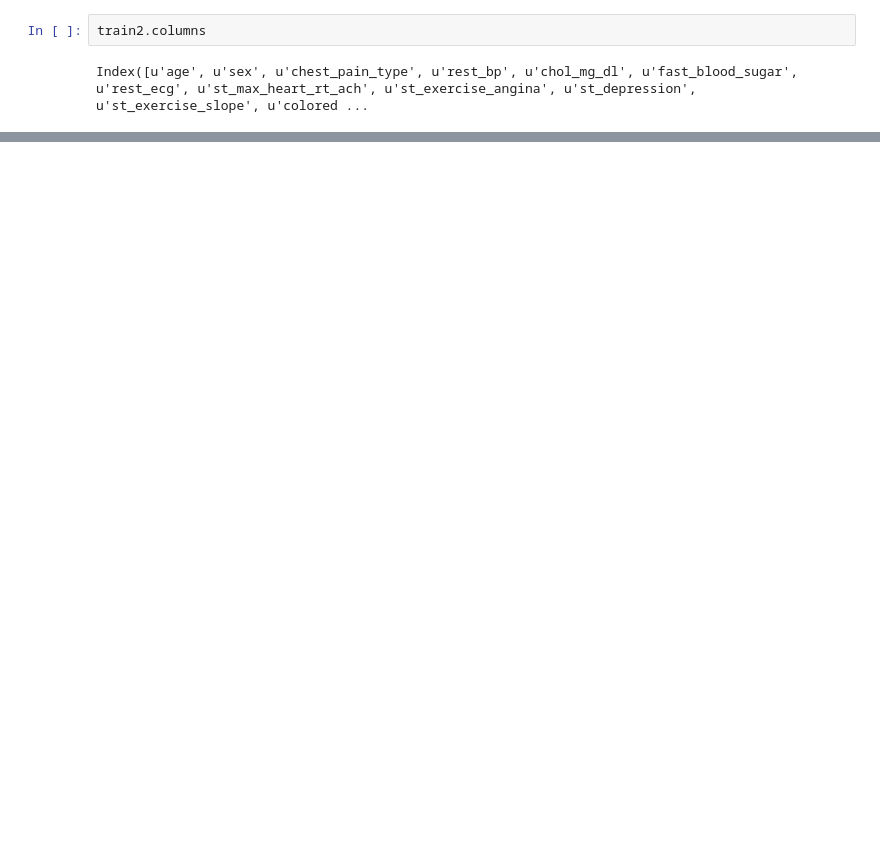
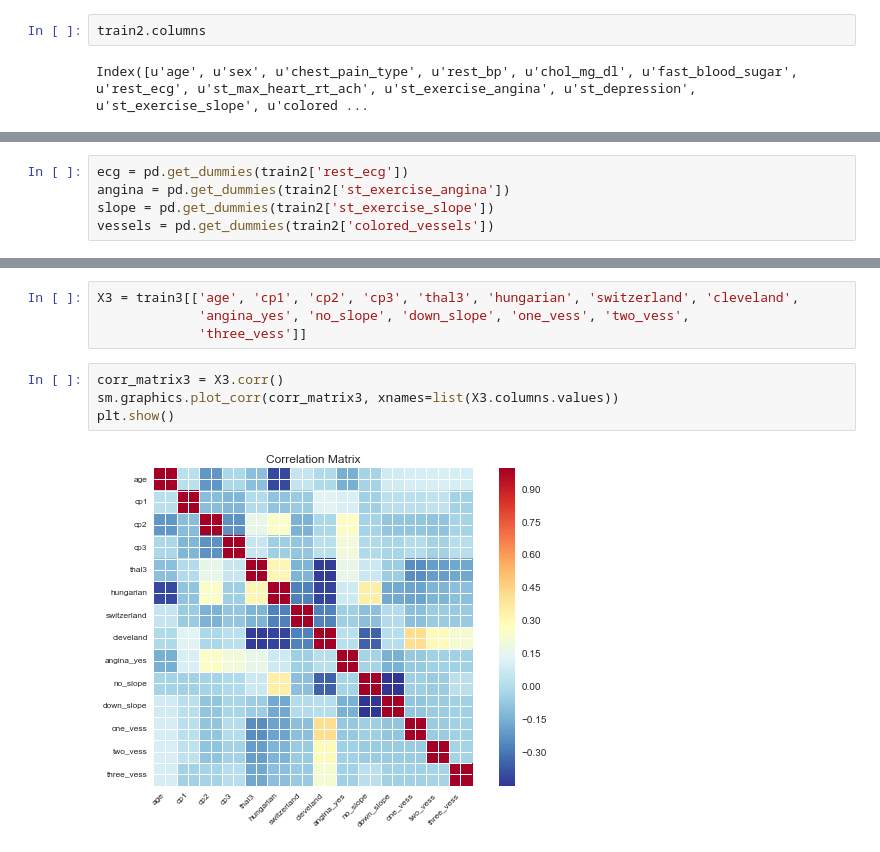
Before and after one commit to EmmanueleSalvati/McNulty, a Jupyter notebook: Log_Regression.ipynb, the cells around one changed output, grey strips where cells are left out. Drawn from its saved outputs; the diff is of its cells as text; blank space fills up the shorter version.

```diff
--- a/Log_Regression.ipynb
+++ b/Log_Regression.ipynb
@@ -107,0 +167,5 @@ Optimization terminated successfully.
+# %%
+ecg = pd.get_dummies(train2['rest_ecg'])
+angina = pd.get_dummies(train2['st_exercise_angina'])
+slope = pd.get_dummies(train2['st_exercise_slope'])
+vessels = pd.get_dummies(train2['colored_vessels'])
@@ -107,0 +189,10 @@ Optimization terminated successfully.
+# %%
+X3 = train3[['age', 'cp1', 'cp2', 'cp3', 'thal3', 'hungarian', 'switzerland', 'cleveland',
+             'angina_yes', 'no_slope', 'down_slope', 'one_vess', 'two_vess',
+             'three_vess']]
+# %%
+corr_matrix3 = X3.corr()
+sm.graphics.plot_corr(corr_matrix3, xnames=list(X3.columns.values))
+plt.show()
+# %% [output]
+[figure, added]
```
Also changed, not shown: parts of 22 cells of this notebook, 4 other files.
